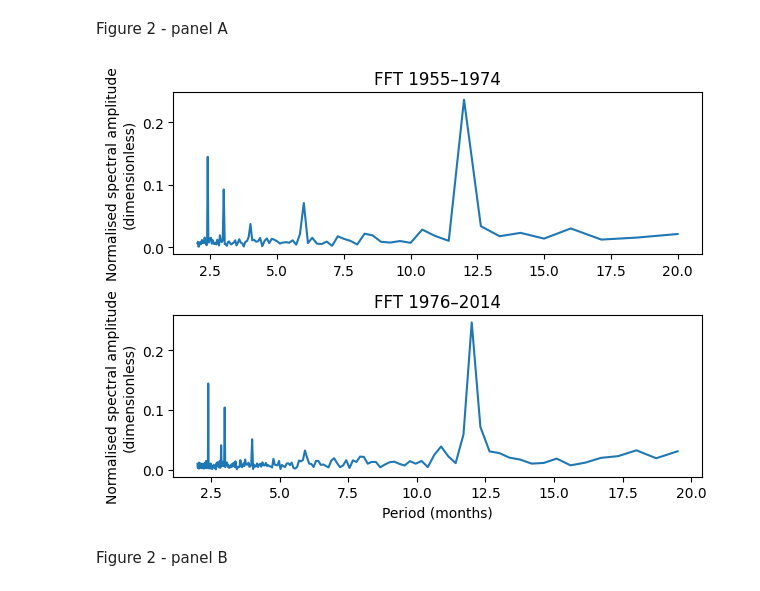
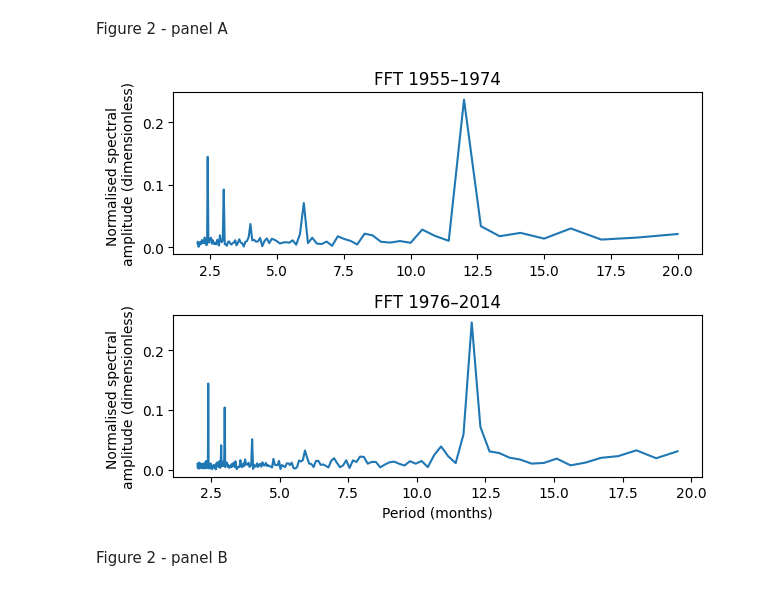
Before and after one commit to comparativechrono/Rephasing-of-Seasonal-Birth-Rates-in-the-United-Kingdom-, a Jupyter notebook: Figures/Figure_2.ipynb, the cells around one changed output. Drawn from its saved outputs; the diff is of its cells as text; code cells hidden in the pictures.

```diff
--- a/Figures/Figure_2.ipynb
+++ b/Figures/Figure_2.ipynb
@@ -51,36 +51,36 @@ freq2 = np.fft.fftfreq(N2)
 pos1 = freq1 > 0          # drop the zero (mean) component
 pos2 = freq2 > 0
 
 period1 = 1 / freq1[pos1]
 period2 = 1 / freq2[pos2]
 
 amp1 = amp1[pos1]
 amp2 = amp2[pos2]
 
 # Restrict to periods between 1 and 20 months
 sel1 = (period1 >= 1) & (period1 <= 20)
 sel2 = (period2 >= 1) & (period2 <= 20)
 
 # ------------------------------------------------------------------
 # 6. Plot
 # ------------------------------------------------------------------
 fig, axs = plt.subplots(2)
 
 # Era 1: 1955–1974
 axs[0].plot(period1[sel1], amp1[sel1])
 axs[0].set_title("FFT 1955–1974")
-axs[0].set_ylabel("Normalised spectral amplitude\n(dimensionless)")
+axs[0].set_ylabel("Normalised spectral \namplitude (dimensionless)")
 
 # Era 2: 1976–2014
 axs[1].plot(period2[sel2], amp2[sel2])
 axs[1].set_title("FFT 1976–2014")
 axs[1].set_xlabel("Period (months)")
-axs[1].set_ylabel("Normalised spectral amplitude\n(dimensionless)")
+axs[1].set_ylabel("Normalised spectral \namplitude (dimensionless)")
 
 plt.tight_layout()
 plt.show()
 # %% [output]
-[figure, old version]
+[figure, new version]
 # %% [markdown]
 Figure 2 - panel B
 # %%
```
Also changed, not shown: parts of 2 cells of this notebook.
